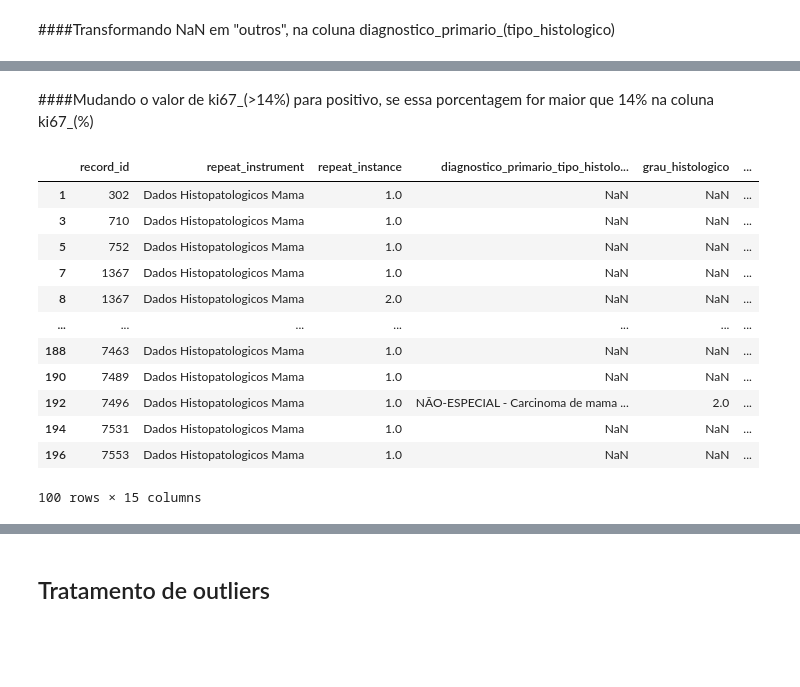
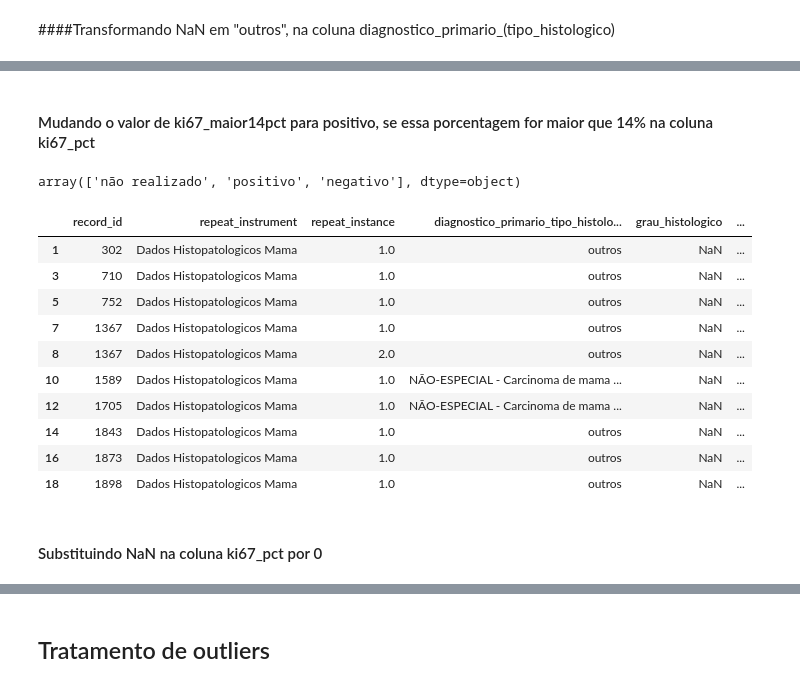
Before and after one commit to 2023M3T5-Inteli/grupo3, a Jupyter notebook: notebooks/T5_G3_V2_Predictive_Model_Development_formatado.ipynb, the cells around one changed output, grey strips where cells are left out. Saved outputs shown, nothing was run; the diff lists cells and outputs as text; code cells hidden in the pictures; blank space fills up the shorter version.

```diff
--- a/notebooks/T5_G3_V2_Predictive_Model_Development.ipynb
+++ b/notebooks/T5_G3_V2_Predictive_Model_Development_formatado.ipynb
@@ -761,3 +722,3 @@ dfh['receptor_de_estrogenio'].unique()
 # %%
-dfh['receptor_de_progesterona'] = dfh['receptor_de_progesterona'].fillna('não realizado')
-dfh['receptor_de_progesterona'].unique()
+dfh['receptor_progesterona'] = dfh['receptor_progesterona'].fillna('não realizado')
+dfh['receptor_progesterona'].unique()
@@ -764,3 +728,3 @@ dfh['receptor_de_progesterona'].unique()
 # %%
-dfh['her2_por_FISH'] = dfh['her2_por_FISH'].fillna('não realizado')
-dfh['her2_por_FISH'].unique()
+dfh['her2_por_fish'] = dfh['her2_por_fish'].fillna('não realizado')
+dfh['her2_por_fish'].unique()
@@ -767,5 +734,5 @@ dfh['her2_por_FISH'].unique()
 # %% [markdown]
 ####Transformando NaN em "outros", na coluna diagnostico_primario_(tipo_histologico)
 # %%
-dfh['diagnostico_primario_(tipo_histologico)'] = dfh['diagnostico_primario_(tipo_histologico)'].fillna('outros')
-dfh['diagnostico_primario_(tipo_histologico)'].unique()
+dfh['diagnostico_primario_tipo_histologico'] = dfh['diagnostico_primario_tipo_histologico'].fillna('outros')
+dfh['diagnostico_primario_tipo_histologico'].unique()
@@ -772,2 +754,2 @@ dfh['diagnostico_primario_(tipo_histologico)'].unique()
 # %% [markdown]
-####Mudando o valor de ki67_(>14%) para positivo, se essa porcentagem for maior que 14% na coluna ki67_(%)
+#### Mudando o valor de ki67_maior14pct para positivo, se essa porcentagem for maior que 14% na coluna ki67_pct
@@ -776,20 +756,22 @@ dfh['ki67_(%)']
 # %%
-dfh['ki67_(>14%)'] = np.where((dfh['ki67_(%)'].isnull()), 'não realizado', (np.where((dfh['ki67_(%)']> 14.), 'positivo', 'negativo')))
-dfh['ki67_(>14%)'].unique()
+dfh['ki67_maior14pct'] = np.where((dfh['ki67_pct'].isnull()), 'não realizado', (np.where((dfh['ki67_pct']> 14.), 'positivo', 'negativo')))
+dfh['ki67_maior14pct'].unique()
+# %% [output]
+array(['não realizado', 'positivo', 'negativo'], dtype=object)
 # %%
-dfh.head(100)
+dfh.head(10)
 # %% [output]
 |  | record_id | repeat_instrument | repeat_instance | diagnostico_primario_tipo_histolo... | grau_histologico | ... |
-| 1 | 302 | Dados Histopatologicos Mama | 1.0 | NaN | NaN | ... |
-| 3 | 710 | Dados Histopatologicos Mama | 1.0 | NaN | NaN | ... |
-| 5 | 752 | Dados Histopatologicos Mama | 1.0 | NaN | NaN | ... |
-| 7 | 1367 | Dados Histopatologicos Mama | 1.0 | NaN | NaN | ... |
-| 8 | 1367 | Dados Histopatologicos Mama | 2.0 | NaN | NaN | ... |
-| ... | ... | ... | ... | ... | ... | ... |
-| 188 | 7463 | Dados Histopatologicos Mama | 1.0 | NaN | NaN | ... |
-| 190 | 7489 | Dados Histopatologicos Mama | 1.0 | NaN | NaN | ... |
-| 192 | 7496 | Dados Histopatologicos Mama | 1.0 | NÃO-ESPECIAL - Carcinoma de mama ... | 2.0 | ... |
-| 194 | 7531 | Dados Histopatologicos Mama | 1.0 | NaN | NaN | ... |
-| 196 | 7553 | Dados Histopatologicos Mama | 1.0 | NaN | NaN | ... |
+| 1 | 302 | Dados Histopatologicos Mama | 1.0 | outros | NaN | ... |
+| 3 | 710 | Dados Histopatologicos Mama | 1.0 | outros | NaN | ... |
+| 5 | 752 | Dados Histopatologicos Mama | 1.0 | outros | NaN | ... |
+| 7 | 1367 | Dados Histopatologicos Mama | 1.0 | outros | NaN | ... |
+| 8 | 1367 | Dados Histopatologicos Mama | 2.0 | outros | NaN | ... |
+| 10 | 1589 | Dados Histopatologicos Mama | 1.0 | NÃO-ESPECIAL - Carcinoma de mama ... | NaN | ... |
+| 12 | 1705 | Dados Histopatologicos Mama | 1.0 | NÃO-ESPECIAL - Carcinoma de mama ... | NaN | ... |
+| 14 | 1843 | Dados Histopatologicos Mama | 1.0 | outros | NaN | ... |
+| 16 | 1873 | Dados Histopatologicos Mama | 1.0 | outros | NaN | ... |
+| 18 | 1898 | Dados Histopatologicos Mama | 1.0 | outros | NaN | ... |
-100 rows × 15 columns
+# %% [markdown]
+#### Substituindo NaN na coluna ki67_pct por 0
 # %%
```
Also changed, not shown: parts of 76 cells of this notebook.
